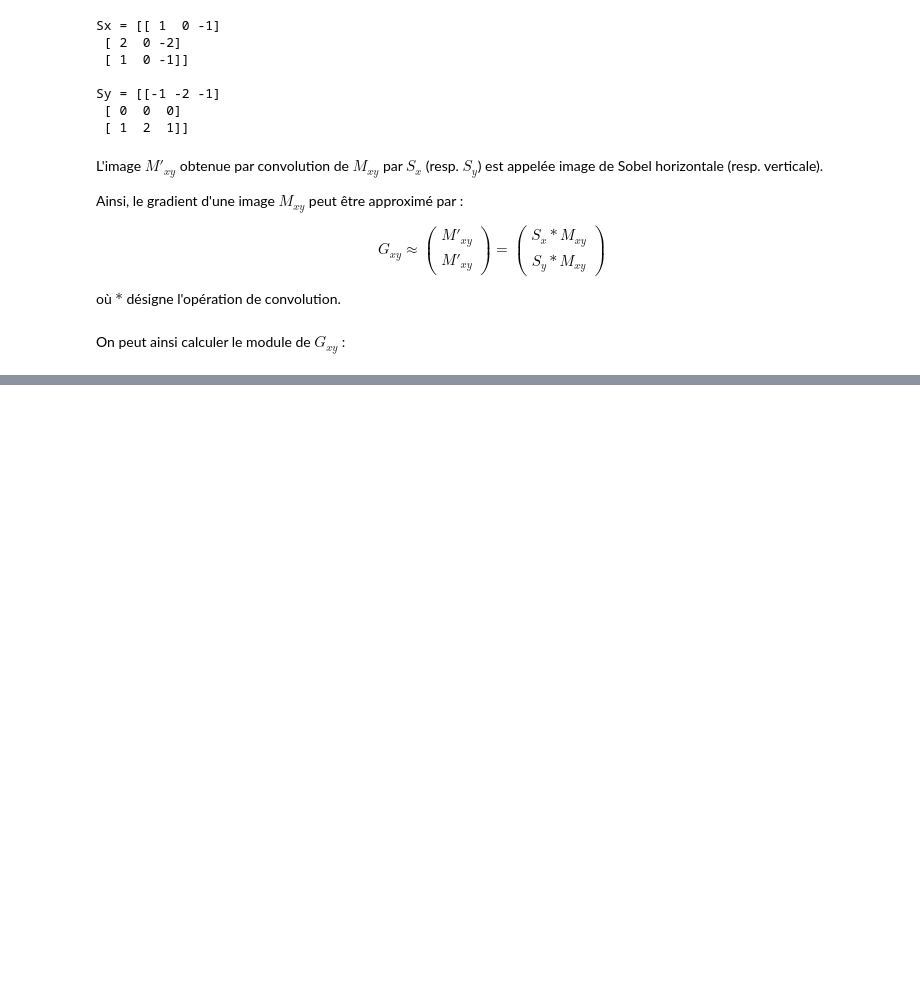
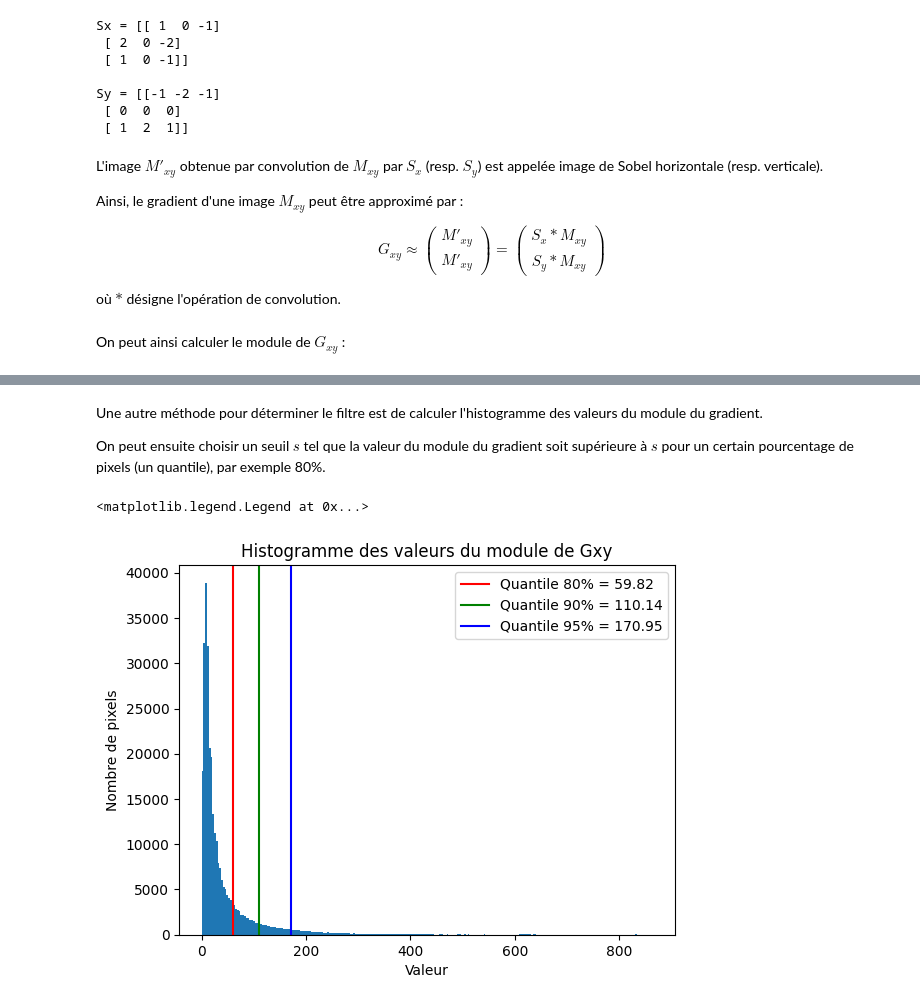
Before and after one commit to cmnemoi/cytech_traitement_du_signal, a Jupyter notebook: notebook/rapport.ipynb, the cells around one changed output, grey strips where cells are left out. Drawn from its saved outputs; the diff is of its cells as text; code cells hidden in the pictures; blank space fills up the shorter version.

```diff
--- a/notebook/rapport.ipynb
+++ b/notebook/rapport.ipynb
@@ -107,0 +133,20 @@ plt.imshow(module_Gxy, cmap="gray")
+# %% [markdown]
+Une autre méthode pour déterminer le filtre est de calculer l'histogramme des valeurs du module du gradient.
+
+On peut ensuite choisir un seuil $s$ tel que la valeur du module du gradient soit supérieure à $s$ pour un certain pourcentage de pixels (un quantile), par exemple 80%.
+# %%
+quantiles = {q:np.quantile(module_Gxy, q) for q in [0.80, 0.9, 0.95]}
+
+plt.figure()
+plt.hist(module_Gxy.ravel(), bins=256)
+plt.title("Histogramme des valeurs du module de Gxy")
+plt.xlabel("Valeur")
+plt.ylabel("Nombre de pixels")
+
+plt.axvline(quantiles[0.8], color='red')
+plt.axvline(quantiles[0.9], color='green')
+plt.axvline(quantiles[0.95], color='blue')
+plt.legend([f"Quantile {key*100:.0f}% = {value:.2f}" for key, value in quantiles.items()])
+# %% [output]
+<matplotlib.legend.Legend at 0x...>
+[figure, added]
```
Also changed, not shown: parts of 9 cells of this notebook, 1 other file.
